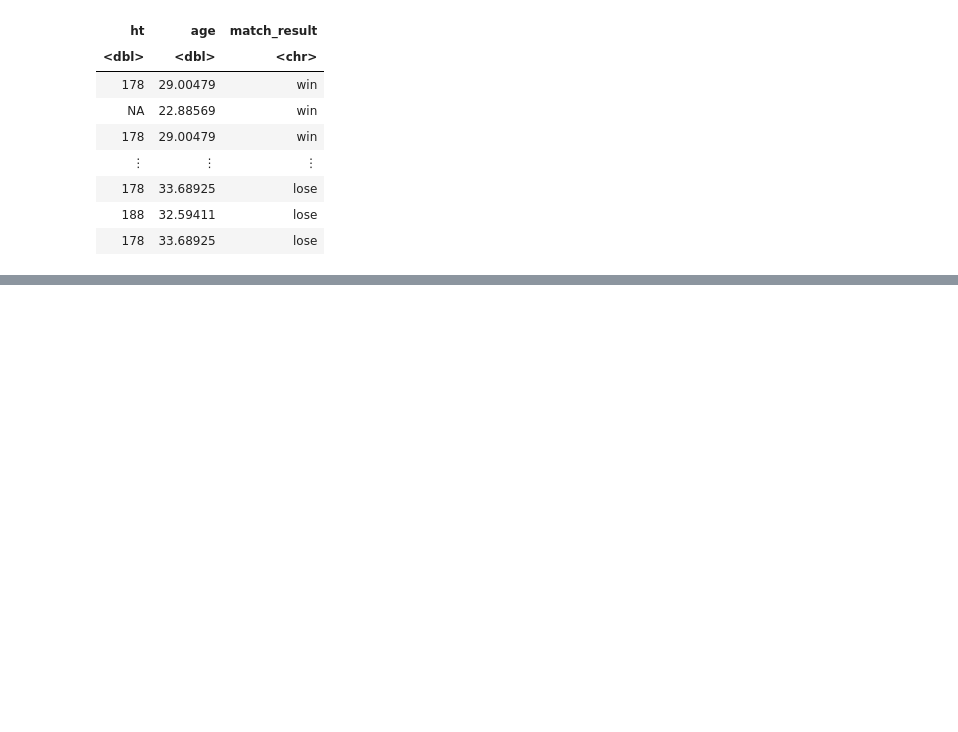
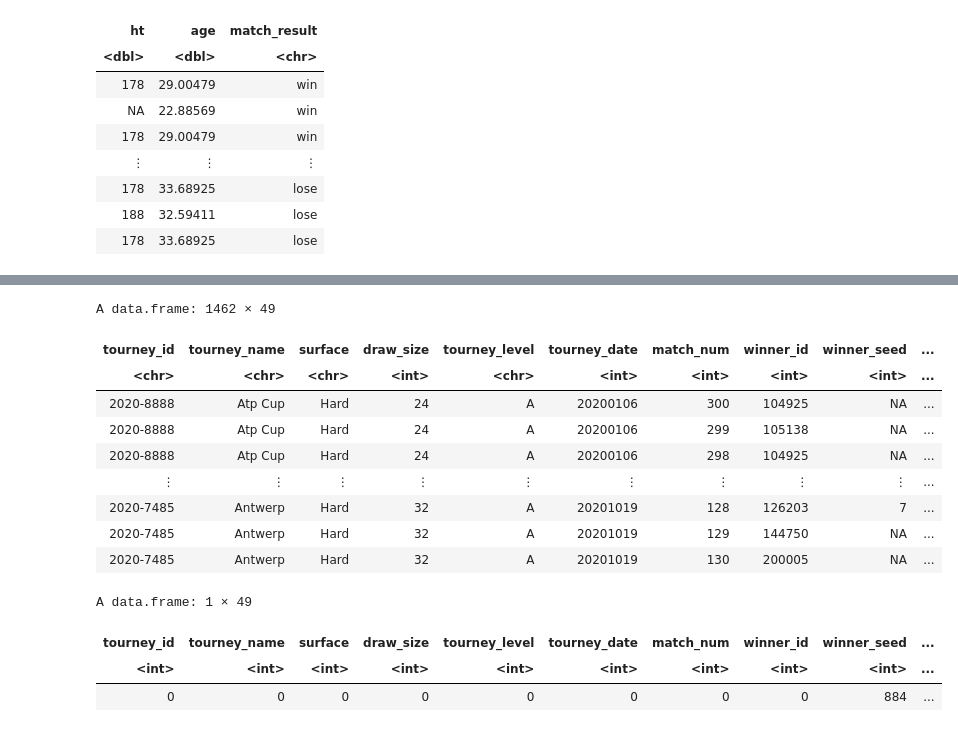
Before and after one commit to bearmohawk/DSCI-100-2022_autumn-Group-37, a Jupyter notebook: Project proposal Group 37.ipynb, the cells around one changed output, grey strips where cells are left out. Saved outputs shown, nothing was run; the diff lists cells and outputs as text; code cells hidden in the pictures; blank space fills up the shorter version.

```diff
--- a/Project proposal Group 37.ipynb
+++ b/Project proposal Group 37.ipynb
@@ -112,0 +131,24 @@ Warning message:
+# %%
+library(RCurl)
+x <- getURL("https://raw.githubusercontent.com/JeffSackmann/tennis_atp/master/atp_matches_2020.csv")
+match_data2020 <- read.csv(text = x)
+match_data2020 <- match_data2020 |>
+                    select(winner_ht, loser_ht,
+num_na <- match_data2020 |>
+            summarize_all(~sum(is.na(.)))
+num_na
+# %% [output]
+A data.frame: 1462 × 49
+| tourney_id | tourney_name | surface | draw_size | tourney_level | tourney_date | match_num | winner_id | winner_seed | ... |
+| <chr> | <chr> | <chr> | <int> | <chr> | <int> | <int> | <int> | <int> | ... |
+| 2020-8888 | Atp Cup | Hard | 24 | A | 20200106 | 300 | 104925 | NA | ... |
+| 2020-8888 | Atp Cup | Hard | 24 | A | 20200106 | 299 | 105138 | NA | ... |
+| 2020-8888 | Atp Cup | Hard | 24 | A | 20200106 | 298 | 104925 | NA | ... |
+| ⋮ | ⋮ | ⋮ | ⋮ | ⋮ | ⋮ | ⋮ | ⋮ | ⋮ | ... |
+| 2020-7485 | Antwerp | Hard | 32 | A | 20201019 | 128 | 126203 | 7 | ... |
+| 2020-7485 | Antwerp | Hard | 32 | A | 20201019 | 129 | 144750 | NA | ... |
+| 2020-7485 | Antwerp | Hard | 32 | A | 20201019 | 130 | 200005 | NA | ... |
+A data.frame: 1 × 49
+| tourney_id | tourney_name | surface | draw_size | tourney_level | tourney_date | match_num | winner_id | winner_seed | ... |
+| <int> | <int> | <int> | <int> | <int> | <int> | <int> | <int> | <int> | ... |
+| 0 | 0 | 0 | 0 | 0 | 0 | 0 | 0 | 884 | ... |
```
Also changed, not shown: parts of 3 cells of this notebook.
